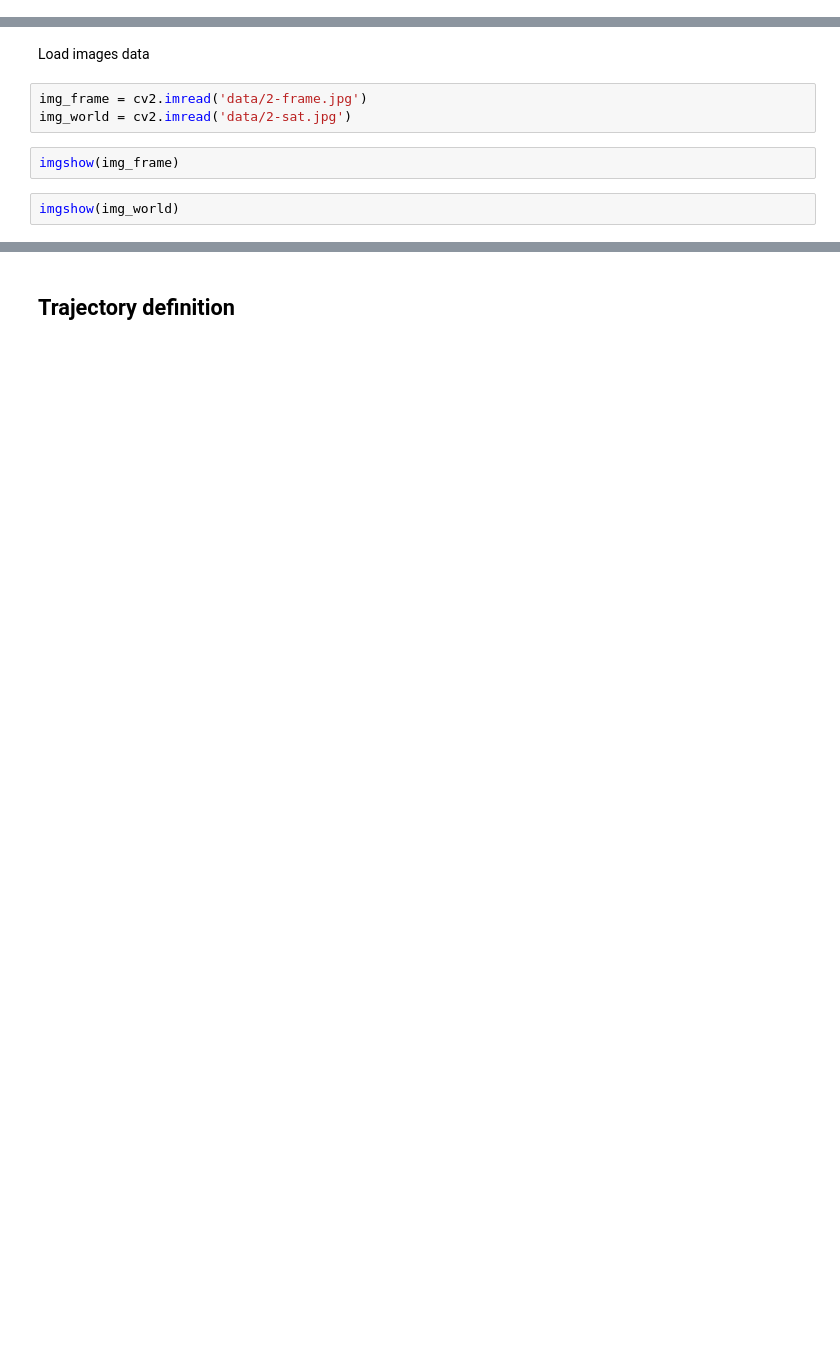
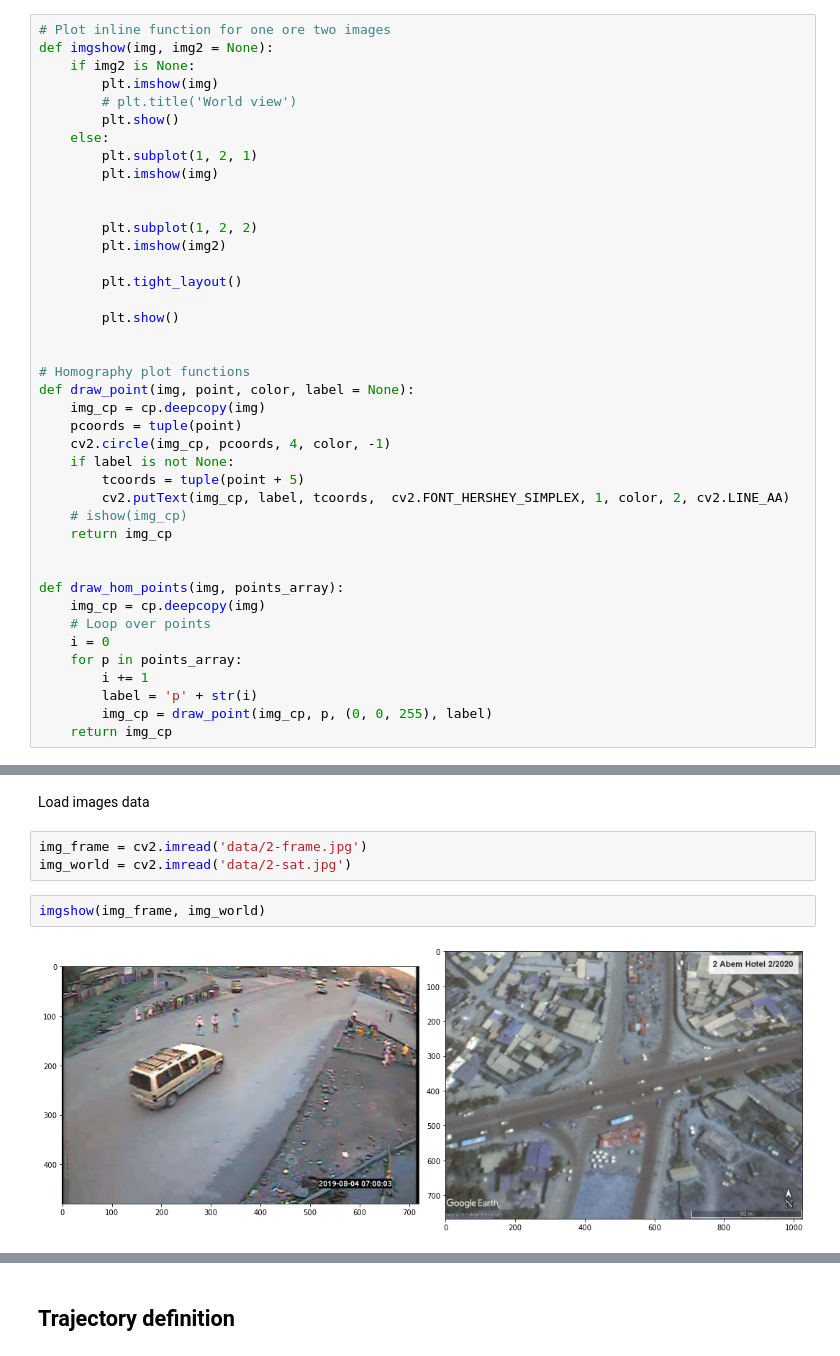
Before and after one commit to LeonardoViotti/cv_traffic_analysis, a Jupyter notebook: data-analysis/draft-analysis.ipynb, the cells around one changed output, grey strips where cells are left out. Cells and saved outputs as stored; diff of their text form; blank space fills up the shorter version.

Commit message:
Homography progress.

```diff
--- a/data-analysis/draft-analysis.ipynb
+++ b/data-analysis/draft-analysis.ipynb
@@ -29,3 +41,44 @@ def imgshow(img):
+# %%
+# Plot inline function for one ore two images
+def imgshow(img, img2 = None):
+    if img2 is None:
+        plt.imshow(img)
+        # plt.title('World view')
+        plt.show()
+    else:
+        plt.subplot(1, 2, 1)
+        plt.imshow(img)
+
+
+        plt.subplot(1, 2, 2)
+        plt.imshow(img2)
+
+        plt.tight_layout()
+
+        plt.show()
+
+
+# Homography plot functions
+def draw_point(img, point, color, label = None):
+    img_cp = cp.deepcopy(img)
+    pcoords = tuple(point)
+    cv2.circle(img_cp, pcoords, 4, color, -1)
+    if label is not None:
+        tcoords = tuple(point + 5)
+        cv2.putText(img_cp, label, tcoords,  cv2.FONT_HERSHEY_SIMPLEX, 1, color, 2, cv2.LINE_AA)
+    # ishow(img_cp)
+    return img_cp
+
+
+def draw_hom_points(img, points_array):
+    img_cp = cp.deepcopy(img)
+    # Loop over points
+    i = 0
+    for p in points_array:
+        i += 1
+        label = 'p' + str(i)
+        img_cp = draw_point(img_cp, p, (0, 0, 255), label)
+    return img_cp
 # %% [markdown]
 ## Load data
 # %% [markdown]
@@ -40,6 +99,6 @@ Load images data
 img_frame = cv2.imread('data/2-frame.jpg')
 img_world = cv2.imread('data/2-sat.jpg')
 # %%
-imgshow(img_frame)
+imgshow(img_frame, img_world)
+# %% [output]
+[figure, added]
-# %%
-imgshow(img_world)
```
Also changed, not shown: parts of 33 cells of this notebook, 1 other file.
